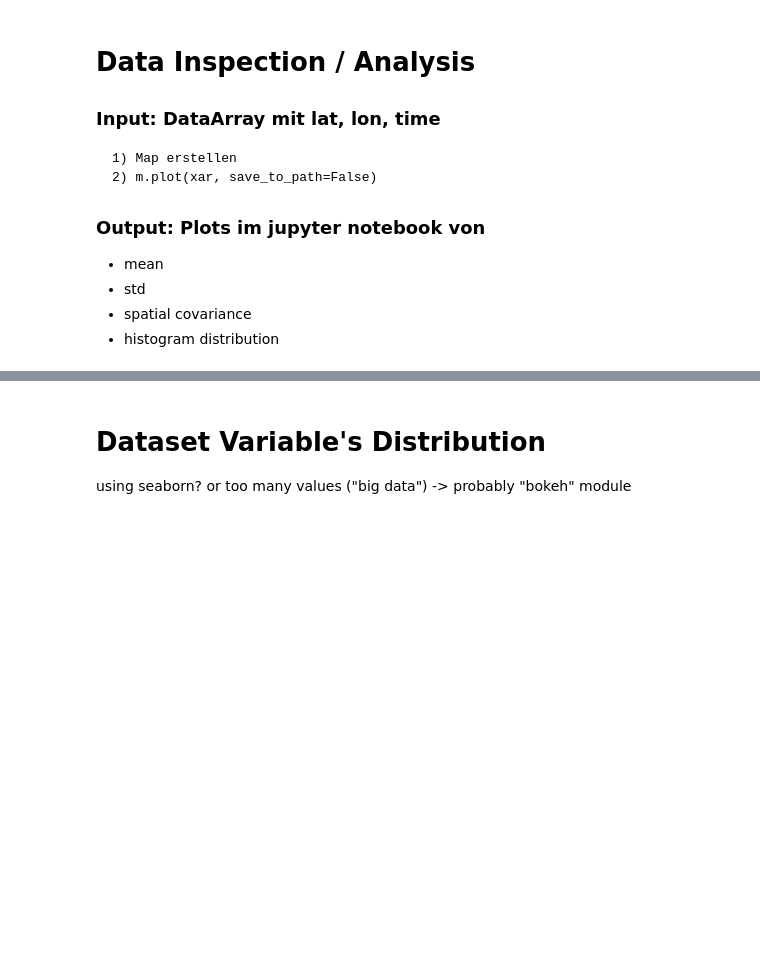
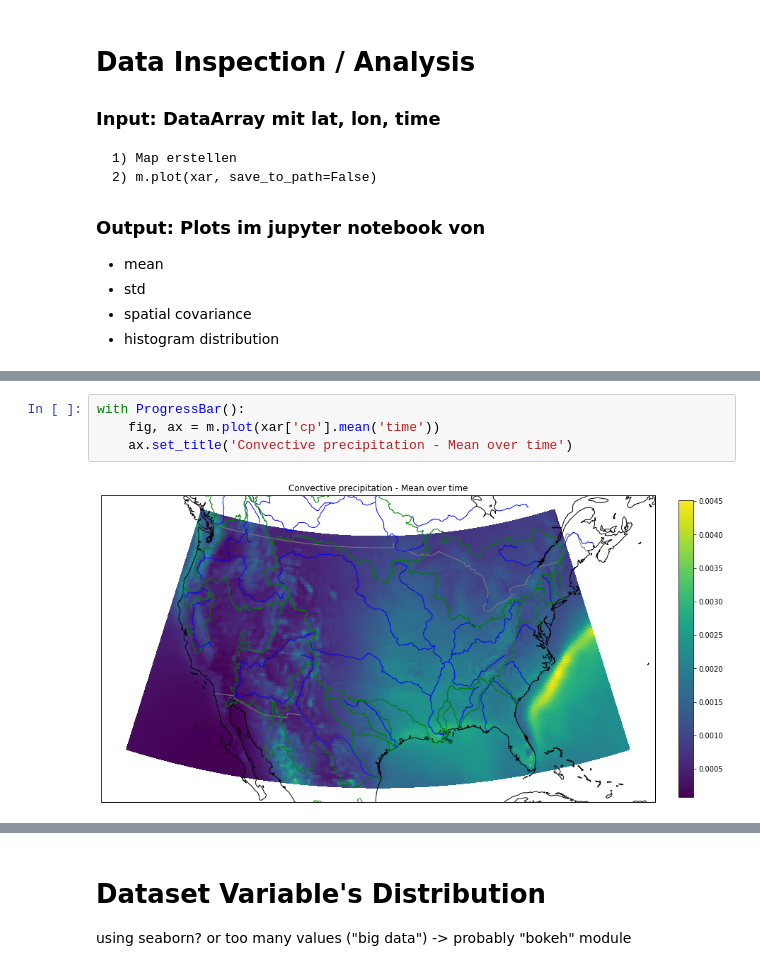
Before and after one commit to ECMWFCode4Earth/ml_flood, a Jupyter notebook: python/data_inspector-test_covariance.ipynb, the cells around one changed output, grey strips where cells are left out. Saved outputs shown, nothing was run; the diff lists cells and outputs as text; blank space fills up the shorter version.

```diff
--- a/python/data_inspector-test_covariance.ipynb
+++ b/python/data_inspector-test_covariance.ipynb
@@ -113,0 +68,6 @@ class Map(object):
+# %%
+with ProgressBar():
+    fig, ax = m.plot(xar['cp'].mean('time'))
+    ax.set_title('Convective precipitation - Mean over time')
+# %% [output]
+[figure, added]
```
Also changed, not shown: parts of 31 cells of this notebook, 1 other file.
